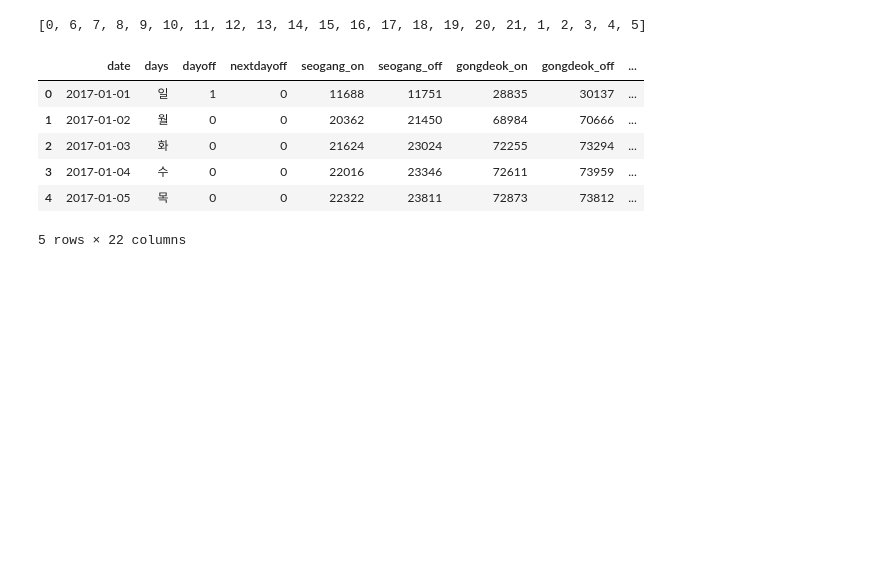
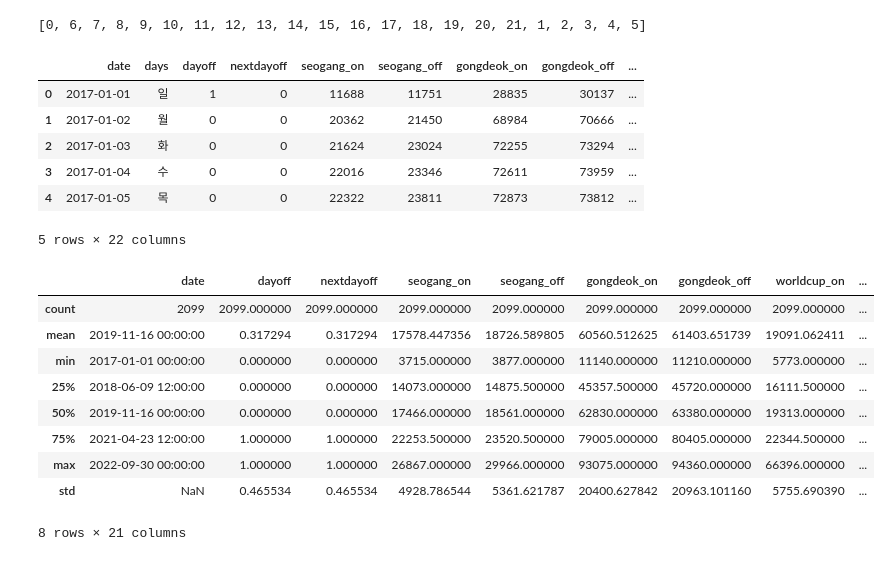
Before and after one commit to Lee-Hyungseok/predict112, a Jupyter notebook: pre.ipynb, the cells around one changed output. Cells and saved outputs as stored; diff of their text form; code cells hidden in the pictures; blank space fills up the shorter version.

```diff
--- a/pre.ipynb
+++ b/pre.ipynb
@@ -178,3 +178,16 @@ predict112.head()
 | 3 | 2017-01-04 | 수 | 0 | 0 | 22016 | 23346 | 72611 | 73959 | ... |
 | 4 | 2017-01-05 | 목 | 0 | 0 | 22322 | 23811 | 72873 | 73812 | ... |
 5 rows × 22 columns
+# %%
+predict112.describe()
+# %% [output]
+|  | date | dayoff | nextdayoff | seogang_on | seogang_off | gongdeok_on | gongdeok_off | worldcup_on | ... |
+| count | 2099 | 2099.000000 | 2099.000000 | 2099.000000 | 2099.000000 | 2099.000000 | 2099.000000 | 2099.000000 | ... |
+| mean | 2019-11-16 00:00:00 | 0.317294 | 0.317294 | 17578.447356 | 18726.589805 | 60560.512625 | 61403.651739 | 19091.062411 | ... |
+| min | 2017-01-01 00:00:00 | 0.000000 | 0.000000 | 3715.000000 | 3877.000000 | 11140.000000 | 11210.000000 | 5773.000000 | ... |
+| 25% | 2018-06-09 12:00:00 | 0.000000 | 0.000000 | 14073.000000 | 14875.500000 | 45357.500000 | 45720.000000 | 16111.500000 | ... |
+| 50% | 2019-11-16 00:00:00 | 0.000000 | 0.000000 | 17466.000000 | 18561.000000 | 62830.000000 | 63380.000000 | 19313.000000 | ... |
+| 75% | 2021-04-23 12:00:00 | 1.000000 | 1.000000 | 22253.500000 | 23520.500000 | 79005.000000 | 80405.000000 | 22344.500000 | ... |
+| max | 2022-09-30 00:00:00 | 1.000000 | 1.000000 | 26867.000000 | 29966.000000 | 93075.000000 | 94360.000000 | 66396.000000 | ... |
+| std | NaN | 0.465534 | 0.465534 | 4928.786544 | 5361.621787 | 20400.627842 | 20963.101160 | 5755.690390 | ... |
+8 rows × 21 columns
```
Also changed, not shown: parts of 4 cells of this notebook.
